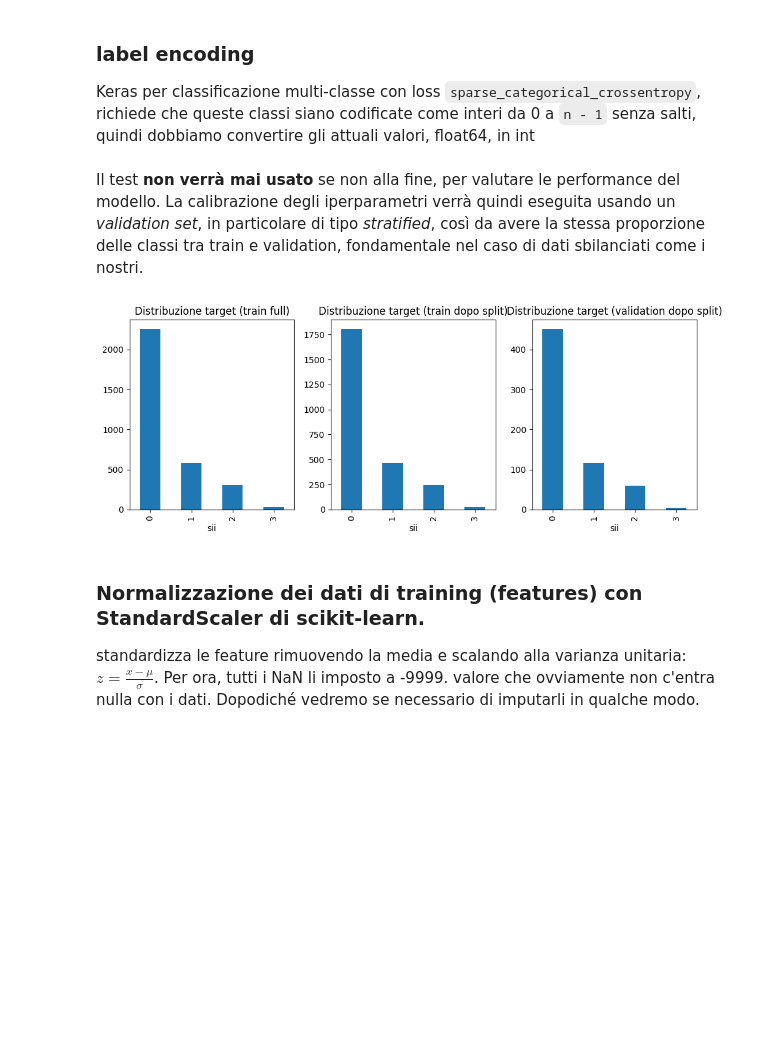
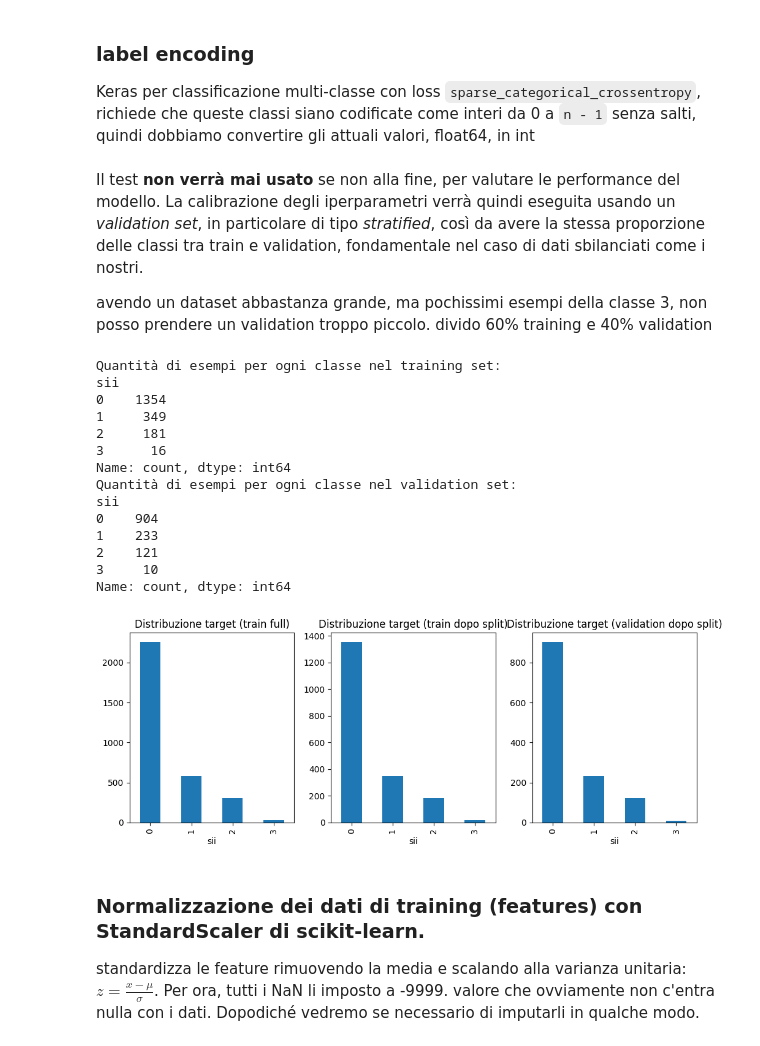
Before and after one commit to dadezz/ML_Problematic_Internet_Use, a Jupyter notebook: src/data_cleaning.ipynb, the cells around one changed output. Saved outputs shown, nothing was run; the diff lists cells and outputs as text; code cells hidden in the pictures; blank space fills up the shorter version.

```diff
--- a/src/data_cleaning.ipynb
+++ b/src/data_cleaning.ipynb
@@ -666,26 +671,56 @@ y_train_final = y_train_final.astype(int)
 y_test = y_test.astype(int)
 # %% [markdown]
 Il test **non verrà mai usato** se non alla fine, per valutare le performance del modello. La calibrazione degli iperparametri verrà quindi eseguita usando un *validation set*, in particolare di tipo *stratified*, così da avere la stessa proporzione delle classi tra train e validation, fondamentale nel caso di dati sbilanciati come i nostri.
+
+avendo un dataset abbastanza grande, ma pochissimi esempi della classe 3, non posso prendere un validation troppo piccolo. divido 60% training e 40% validation
 # %%
 X_tr, X_val, y_tr, y_val = train_test_split(
     X_train_final, y_train_final,
-    test_size=0.20,
+    test_size=0.40,
     stratify=y_train_final,
-    random_state=42
+    random_state=SEED
 )
+
+# X_tr.shape 1900 righe, 11 colonne
+# X_val.shape 1268 righe, 11 colonne
+
+# conto quantità di esempi per ogni classe del trining
+class_counts = y_tr.value_counts().sort_index()
+print("Quantità di esempi per ogni classe nel training set:")
+print(class_counts)
+# conto quantità di esempi per ogni classe della validation
+class_counts_val = y_val.value_counts().sort_index()
+print("Quantità di esempi per ogni classe nel validation set:")
+print(class_counts_val)
+
+# purtroppo, pochissimi esempi della classe 3
 
 # controllo visivo sulla distribuzione delle classi
 plt.figure(figsize=(10,4))
 plt.subplot(1,3,1)
 y_train_final.value_counts().sort_index().plot(kind='bar', title='Distribuzione target (train full)')
 plt.subplot(1,3,2)
 y_tr.value_counts().sort_index().plot(kind='bar', title='Distribuzione target (train dopo split)')
 plt.subplot(1,3,3)
 y_val.value_counts().sort_index().plot(kind='bar', title='Distribuzione target (validation dopo split)')
 plt.tight_layout() # per evitare sovrapposizioni
 plt.show()
 # %% [output]
+Quantità di esempi per ogni classe nel training set:
+sii
+0    1354
+1     349
+2     181
+3      16
+Name: count, dtype: int64
+Quantità di esempi per ogni classe nel validation set:
+sii
+0    904
+1    233
+2    121
+3     10
+Name: count, dtype: int64
-[figure, old version]
+[figure, new version]
 # %% [markdown]
 ### Normalizzazione dei dati di training (features) con StandardScaler di scikit-learn.
 standardizza le feature rimuovendo la media e scalando alla varianza unitaria:
```
Also changed, not shown: parts of 32 cells of this notebook.
